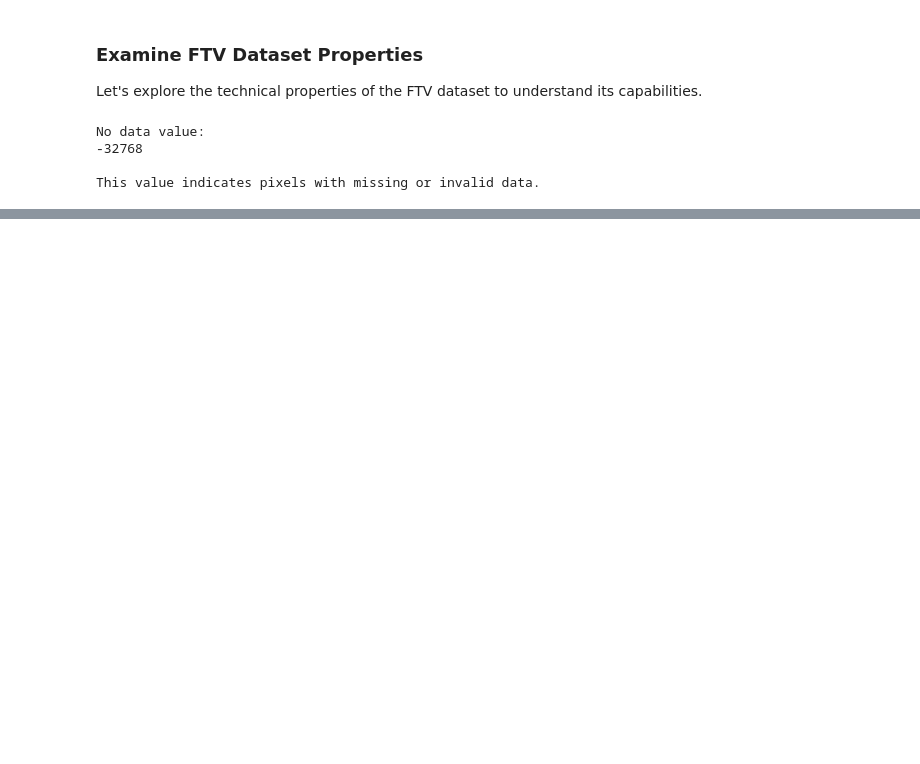
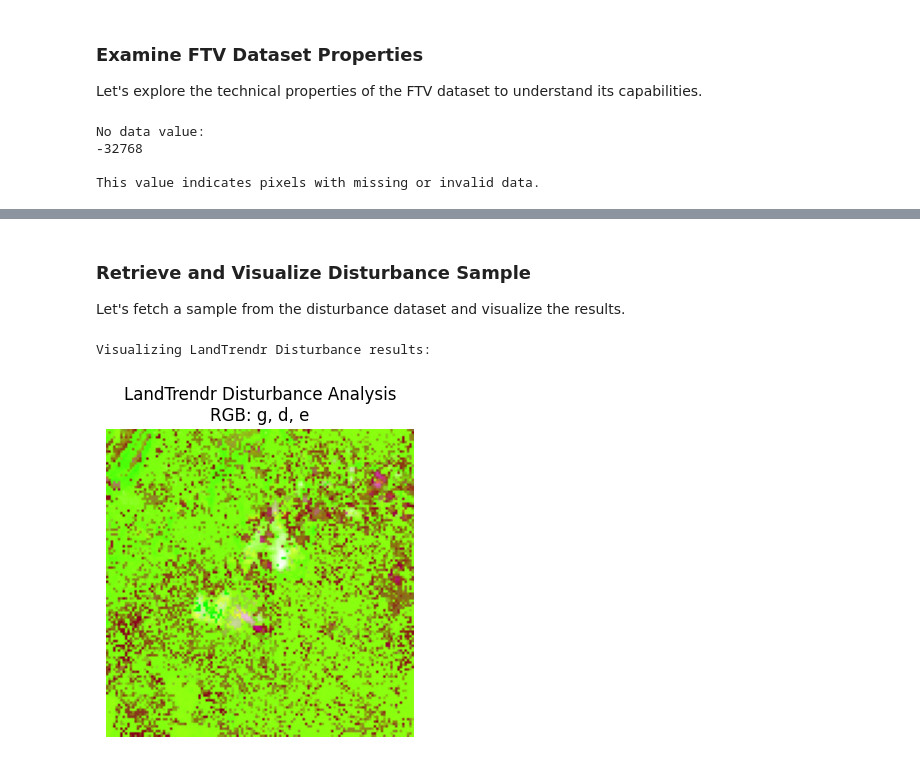
Before and after one commit to Ecotrust/forestvision, a Jupyter notebook: notebooks/demo_datasets_basic.ipynb, the cells around one changed output, grey strips where cells are left out. Drawn from its saved outputs; the diff is of its cells as text; code cells hidden in the pictures; blank space fills up the shorter version.

```diff
--- a/notebooks/demo_datasets_basic.ipynb
+++ b/notebooks/demo_datasets_basic.ipynb
@@ -428,0 +466,8 @@ This shows the temporal window used for the LandTrendr analysis.
+# %%
+# Create a LandTrendr Disturbance dataset for our ROI
+# This will compute the years since the largest disturbance
+disturbance = GEELandTrendrDisturbance(2024, roi=dunes)
+print("LandTrendr Disturbance Dataset Information:")
+print(disturbance)
+print(f"\nAvailable bands: {disturbance.bands}")
+print(f"No data value: {disturbance.nodata}")
@@ -428,0 +483,15 @@ This shows the temporal window used for the LandTrendr analysis.
+# %% [markdown]
+### Retrieve and Visualize Disturbance Sample
+
+Let's fetch a sample from the disturbance dataset and visualize the results.
+# %%
+# Get a sample from the disturbance dataset
+item_disturbance = disturbance[dunes]
+
+# Visualize the disturbance imagery
+print("Visualizing LandTrendr Disturbance results:")
+disturbance.plot(item_disturbance)
+plt.show()
+# %% [output]
+Visualizing LandTrendr Disturbance results:
+[figure, added]
```
Also changed, not shown: parts of 24 cells of this notebook.
